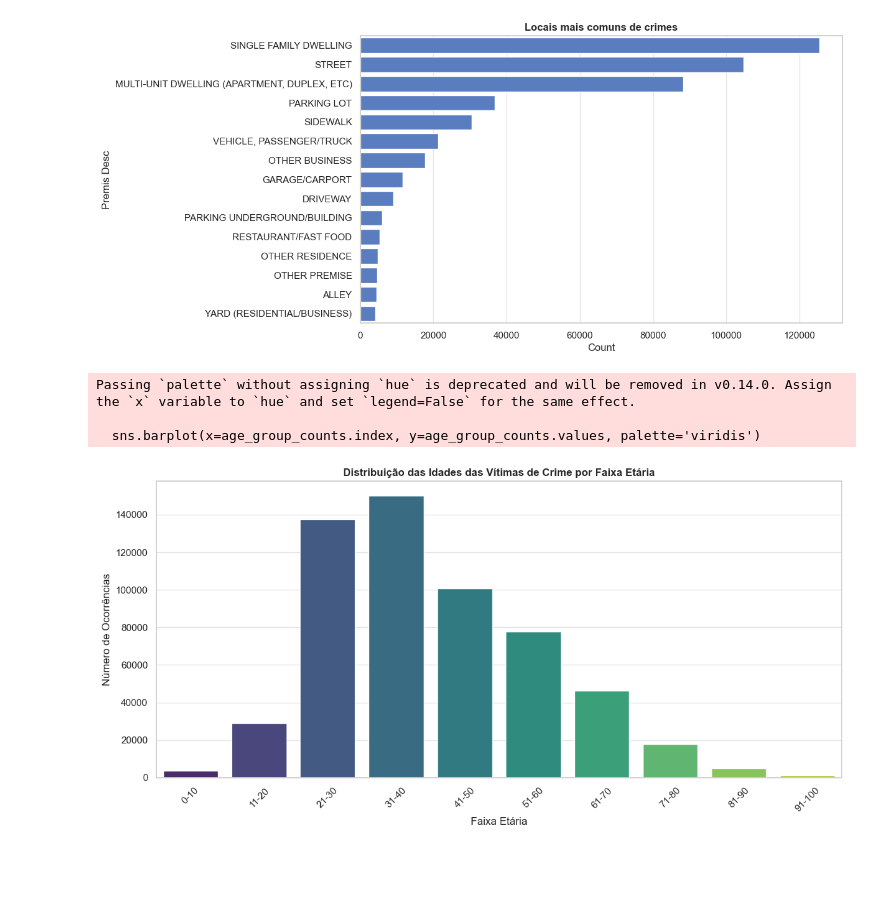
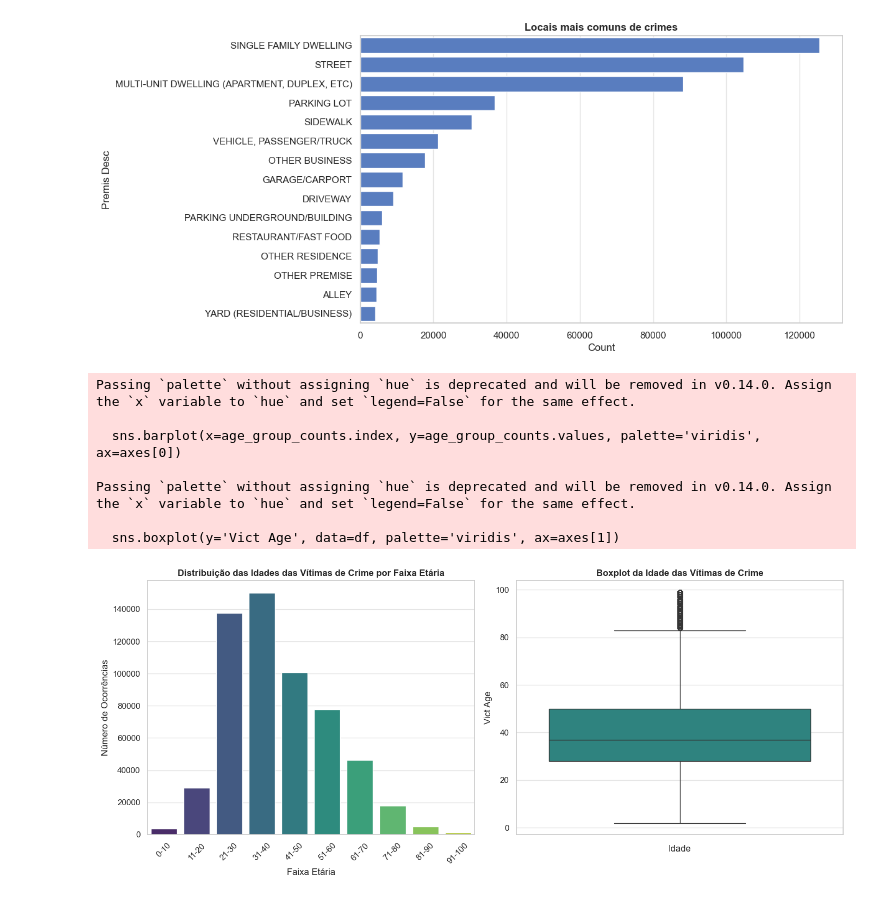
Before and after one commit to samueljos3/Los-Angeles-Crime-DATAVIZ, a Jupyter notebook: esboco.ipynb, the cells around one changed output. Saved outputs shown, nothing was run; the diff lists cells and outputs as text; code cells hidden in the pictures; blank space fills up the shorter version.

Commit message:
update: novo tratamento de dados / novos gráficos implementados

```diff
--- a/esboco.ipynb
+++ b/esboco.ipynb
@@ -227,31 +227,42 @@ plt.show()
 # %% [output]
 [figure]
 # %%
+# 1. Definir os intervalos e rótulos para as faixas etárias
+bins = [0, 10, 20, 30, 40, 50, 60, 70, 80, 90, 100]
+labels = ['0-10', '11-20', '21-30', '31-40', '41-50', '51-60', '61-70', '71-80', '81-90', '91-100']
 
-bins = [0, 10, 20, 30, 40, 50, 60, 70, 80, 90, 100]  # Ajuste os intervalos conforme necessário
-labels = ['0-10', '11-20', '21-30', '31-40', '41-50', '51-60', '61-70', '71-80', '81-90', '91-100']
+# 2. Criar a coluna 'AgeGroup' com base na coluna 'Vict Age'
 df['AgeGroup'] = pd.cut(df['Vict Age'], bins=bins, labels=labels, right=False)
 
-# 4. Contar as ocorrências em cada intervalo
+# 3. Contar as ocorrências em cada faixa etária
 age_group_counts = df['AgeGroup'].value_counts().sort_index()
 
-# 5. Plotar a distribuição das idades
-plt.figure(figsize=(12, 6))
-sns.barplot(x=age_group_counts.index, y=age_group_counts.values, palette='viridis')
+# 4. Criar uma figura com 2 subplots (gráfico de barras e boxplot) lado a lado
+fig, axes = plt.subplots(1, 2, figsize=(14, 6))
 
-# Adicionar título e labels
-plt.title('Distribuição das Idades das Vítimas de Crime por Faixa Etária')
-plt.xlabel('Faixa Etária')
-plt.ylabel('Número de Ocorrências')
+# 5. Gráfico de barras da distribuição das idades
+sns.barplot(x=age_group_counts.index, y=age_group_counts.values, palette='viridis', ax=axes[0])
+axes[0].set_title('Distribuição das Idades das Vítimas de Crime por Faixa Etária')
+axes[0].set_xlabel('Faixa Etária')
+axes[0].set_ylabel('Número de Ocorrências')
+axes[0].tick_params(axis='x', rotation=45)
 
-# Ajustar o formato do eixo x para melhor visualização
-plt.xticks(rotation=45)
+# 6. Boxplot da idade das vítimas
+sns.boxplot(y='Vict Age', data=df, palette='viridis', ax=axes[1])
+axes[1].set_title('Boxplot da Idade das Vítimas de Crime')
+axes[1].set_xlabel('Idade')
+
+# Ajustar layout para evitar sobreposição
 plt.tight_layout()
 
-# Exibir o gráfico
+# 7. Exibir o gráfico
 plt.show()
 # %% [output]
 Passing `palette` without assigning `hue` is deprecated and will be removed in v0.14.0. Assign the `x` variable to `hue` and set `legend=False` for the same effect.
 
-  sns.barplot(x=age_group_counts.index, y=age_group_counts.values, palette='viridis')
+  sns.barplot(x=age_group_counts.index, y=age_group_counts.values, palette='viridis', ax=axes[0])
+
+Passing `palette` without assigning `hue` is deprecated and will be removed in v0.14.0. Assign the `x` variable to `hue` and set `legend=False` for the same effect.
+
+  sns.boxplot(y='Vict Age', data=df, palette='viridis', ax=axes[1])
-[figure, old version]
+[figure, new version]
```
Also changed, not shown: parts of 3 cells of this notebook, 1 other file.
